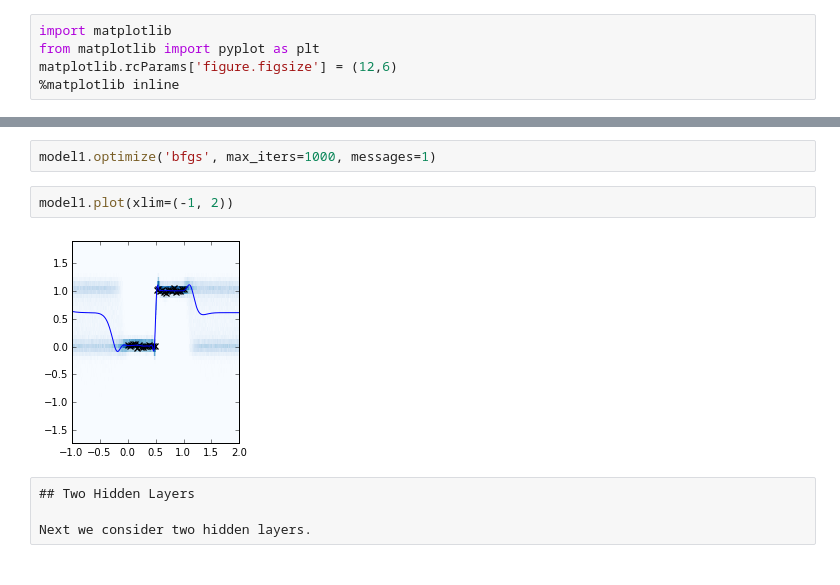
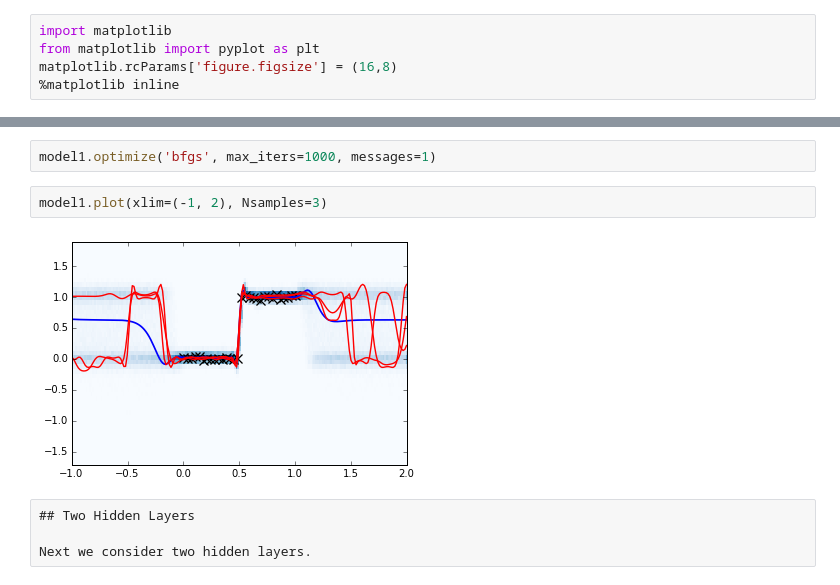
Before and after one commit to SheffieldML/deepGPy, a Jupyter notebook: Nested Deep GPs.ipynb, the cells around one changed output, grey strips where cells are left out. Cells and saved outputs as stored; diff of their text form.

Commit message:
added post.samples to plotting

```diff
--- a/Nested Deep GPs.ipynb
+++ b/Nested Deep GPs.ipynb
@@ -19,7 +17,7 @@ Next some plotting for the notebook.
 # %%
 import matplotlib
 from matplotlib import pyplot as plt
-matplotlib.rcParams['figure.figsize'] = (12,6)
+matplotlib.rcParams['figure.figsize'] = (16,8)
 %matplotlib inline
 # %% [markdown]
 ## Non Gaussian Derivatives
@@ -69,9 +67,9 @@ Now we optimize the model with the L-BFGS algorithm.
 # %%
 model1.optimize('bfgs', max_iters=1000, messages=1)
 # %%
-model1.plot(xlim=(-1, 2))
+model1.plot(xlim=(-1, 2), Nsamples=3)
 # %% [output]
-[figure, old version]
+[figure, new version]
 # %% [raw]
 ## Two Hidden Layers
 
```
Also changed, not shown: parts of 5 cells of this notebook, 2 other files.
